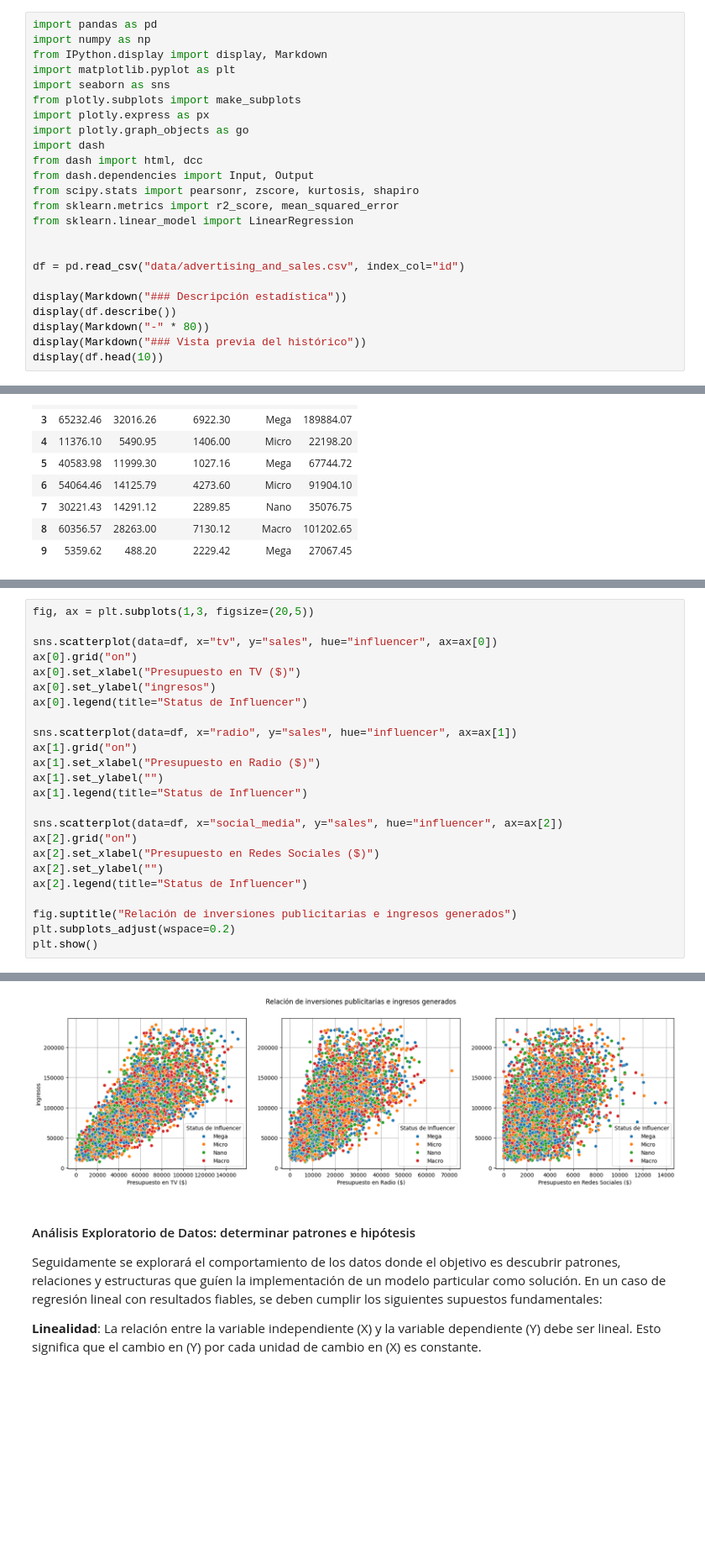
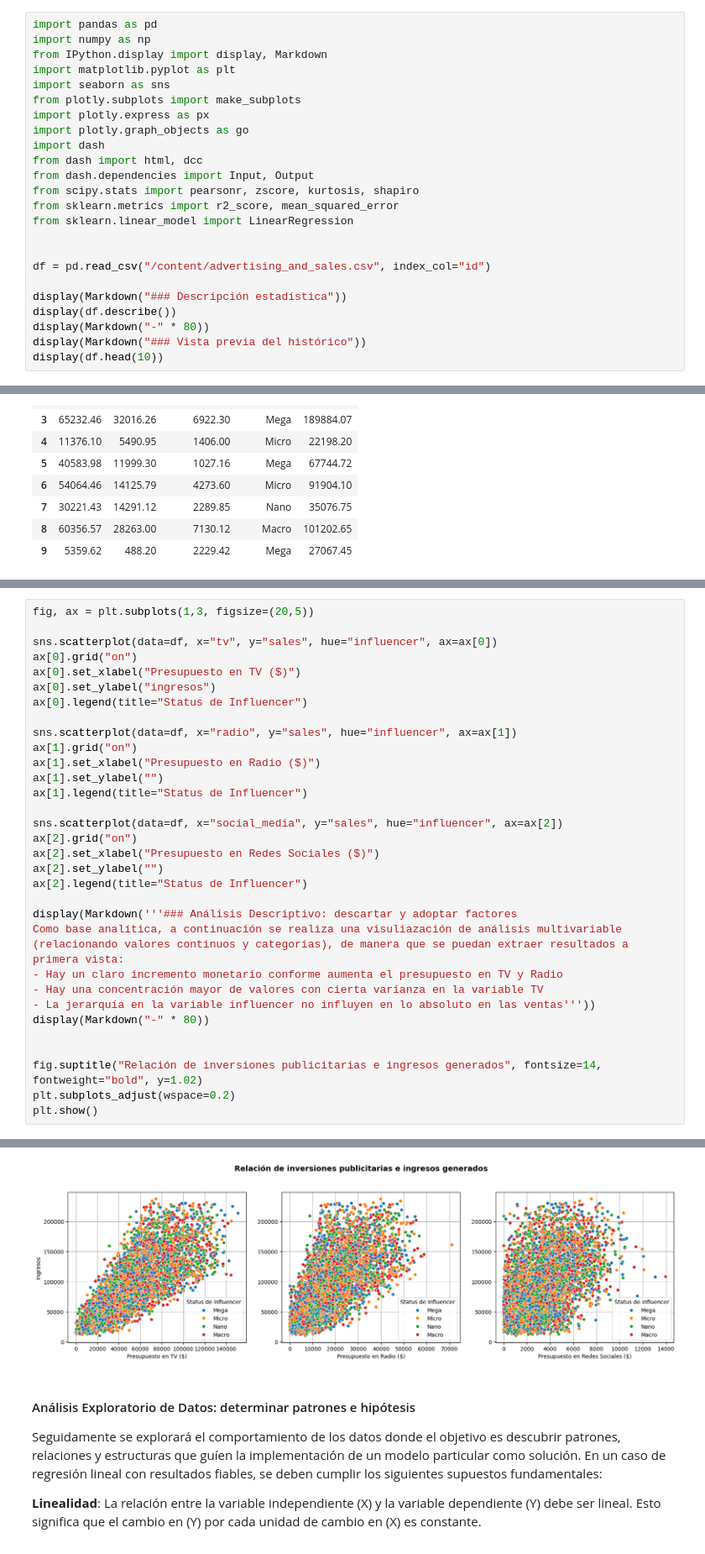
Before and after one commit to genagithub/proyecto-2, a Jupyter notebook: proyecto_2_mmm_product.ipynb, the cells around one changed output, grey strips where cells are left out. Shown at 84% size. Cells and saved outputs as stored; diff of their text form; blank space fills up the shorter version.

```diff
--- a/proyecto_2_mmm_product.ipynb
+++ b/proyecto_2_mmm_product.ipynb
@@ -15,7 +15,7 @@ from sklearn.metrics import r2_score, mean_squared_error
 from sklearn.linear_model import LinearRegression
 
 
-df = pd.read_csv("data/advertising_and_sales.csv", index_col="id")
+df = pd.read_csv("/content/advertising_and_sales.csv", index_col="id")
 
 display(Markdown("### Descripción estadística"))
 display(df.describe())
@@ -75,7 +68,15 @@ ax[2].set_xlabel("Presupuesto en Redes Sociales ($)")
 ax[2].set_ylabel("")
 ax[2].legend(title="Status de Influencer")
 
-fig.suptitle("Relación de inversiones publicitarias e ingresos generados")
+display(Markdown('''### Análisis Descriptivo: descartar y adoptar factores
+Como base analítica, a continuación se realiza una visuliazación de análisis multivariable (relacionando valores continuos y categorías), de manera que se puedan extraer resultados a primera vista:
+- Hay un claro incremento monetario conforme aumenta el presupuesto en TV y Radio
+- Hay una concentración mayor de valores con cierta varianza en la variable TV
+- La jerarquía en la variable influencer no influyen en lo absoluto en las ventas'''))
+display(Markdown("-" * 80))
+
+
+fig.suptitle("Relación de inversiones publicitarias e ingresos generados", fontsize=14, fontweight="bold", y=1.02)
 plt.subplots_adjust(wspace=0.2)
 plt.show()
 # %% [output]
@@ -82,4 +89,4 @@ plt.show()
-[figure, old version]
+[figure, new version]
 # %% [markdown]
 #### Análisis Exploratorio de Datos: determinar patrones e hipótesis
 
```
Also changed, not shown: parts of 2 cells of this notebook.
